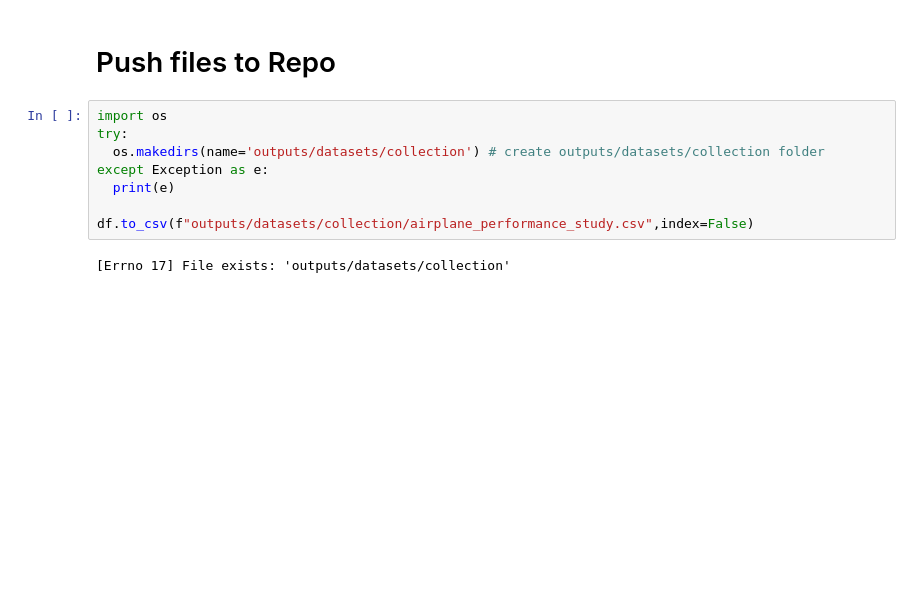
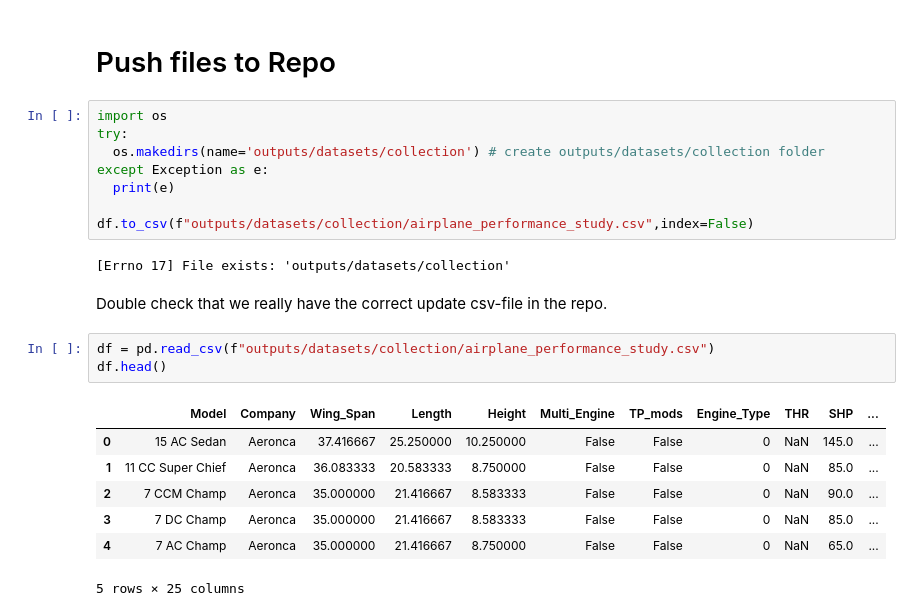
Before and after one commit to johnrearden/pa-data-driven-design, a Jupyter notebook: jupyter_notebooks/1_data_collection.ipynb, the cells around one changed output. Saved outputs shown, nothing was run; the diff lists cells and outputs as text; blank space fills up the shorter version.

```diff
--- a/jupyter_notebooks/1_data_collection.ipynb
+++ b/jupyter_notebooks/1_data_collection.ipynb
@@ -209,3 +221,16 @@ except Exception as e:
 df.to_csv(f"outputs/datasets/collection/airplane_performance_study.csv",index=False)
 # %% [output]
 [Errno 17] File exists: 'outputs/datasets/collection'
+# %% [markdown]
+Double check that we really have the correct update csv-file in the repo.
+# %%
+df = pd.read_csv(f"outputs/datasets/collection/airplane_performance_study.csv")
+df.head()
+# %% [output]
+|  | Model | Company | Wing_Span | Length | Height | Multi_Engine | TP_mods | Engine_Type | THR | SHP | ... |
+| 0 | 15 AC Sedan | Aeronca | 37.416667 | 25.250000 | 10.250000 | False | False | 0 | NaN | 145.0 | ... |
+| 1 | 11 CC Super Chief | Aeronca | 36.083333 | 20.583333 | 8.750000 | False | False | 0 | NaN | 85.0 | ... |
+| 2 | 7 CCM Champ | Aeronca | 35.000000 | 21.416667 | 8.583333 | False | False | 0 | NaN | 90.0 | ... |
+| 3 | 7 DC Champ | Aeronca | 35.000000 | 21.416667 | 8.583333 | False | False | 0 | NaN | 85.0 | ... |
+| 4 | 7 AC Champ | Aeronca | 35.000000 | 21.416667 | 8.750000 | False | False | 0 | NaN | 65.0 | ... |
+5 rows × 25 columns
```
Also changed, not shown: parts of 3 cells of this notebook, 11 other files.
